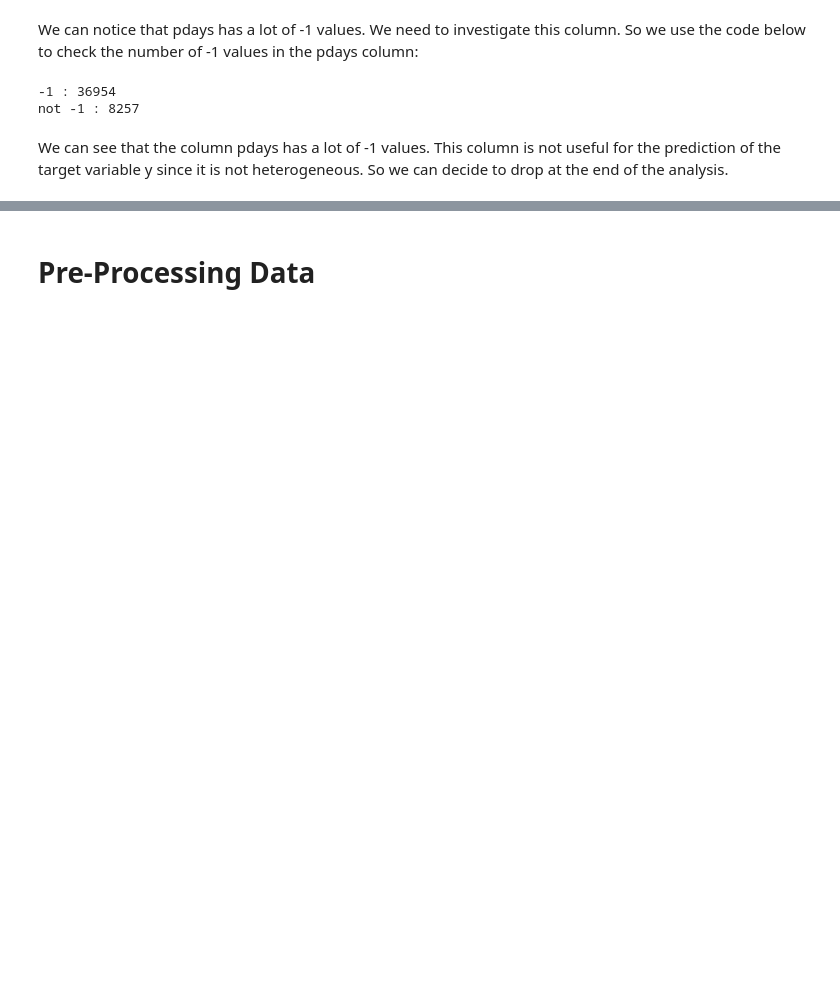
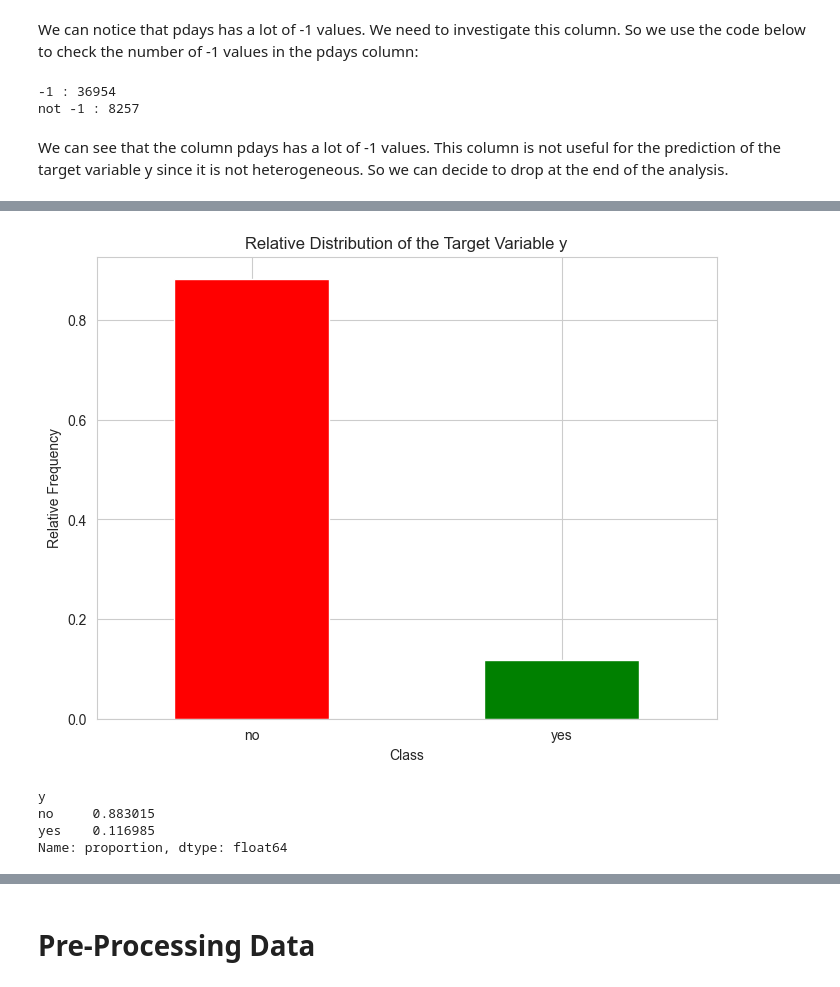
Before and after one commit to Steeve3/ML-model, a Jupyter notebook: notebooks/bank_notebook.ipynb, the cells around one changed output, grey strips where cells are left out. Saved outputs shown, nothing was run; the diff lists cells and outputs as text; code cells hidden in the pictures; blank space fills up the shorter version.

```diff
--- a/notebooks/bank_notebook.ipynb
+++ b/notebooks/bank_notebook.ipynb
@@ -160,3 +121,6 @@ print(f'not -1 : {count1}')
 not -1 : 8257
 # %% [markdown]
 We can see that the column pdays has a lot of -1 values. This column is not useful for the prediction of the target variable y since it is not heterogeneous. So we can decide to drop at the end of the analysis.
+# %%
+data = data_full.drop(['pdays'], axis=1)
+data.head()
@@ -162,0 +153,21 @@ We can see that the column pdays has a lot of -1 values. This column is not usef
+# %%
+# Calculate the relative frequency of the target variable 'y'
+y_relative_frequency = data['y'].value_counts(normalize=True)
+
+# Plotting the relative frequency as a bar plot
+plt.figure(figsize=(8, 6))
+y_relative_frequency.plot(kind='bar', color=['red', 'green'])
+plt.title('Relative Distribution of the Target Variable y')
+plt.xlabel('Class')
+plt.ylabel('Relative Frequency')
+plt.xticks(rotation=0)
+plt.grid(True)
+plt.show()
+
+y_relative_frequency
+# %% [output]
+[figure, added]
+y
+no     0.883015
+yes    0.116985
+Name: proportion, dtype: float64
```
Also changed, not shown: parts of 17 cells of this notebook.
